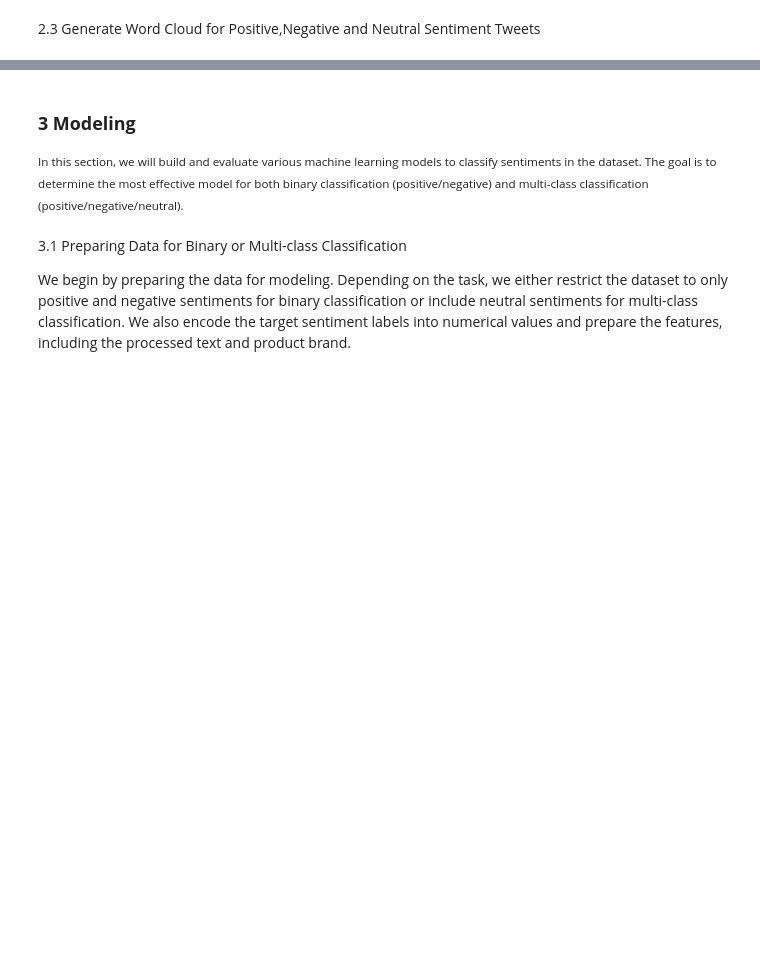
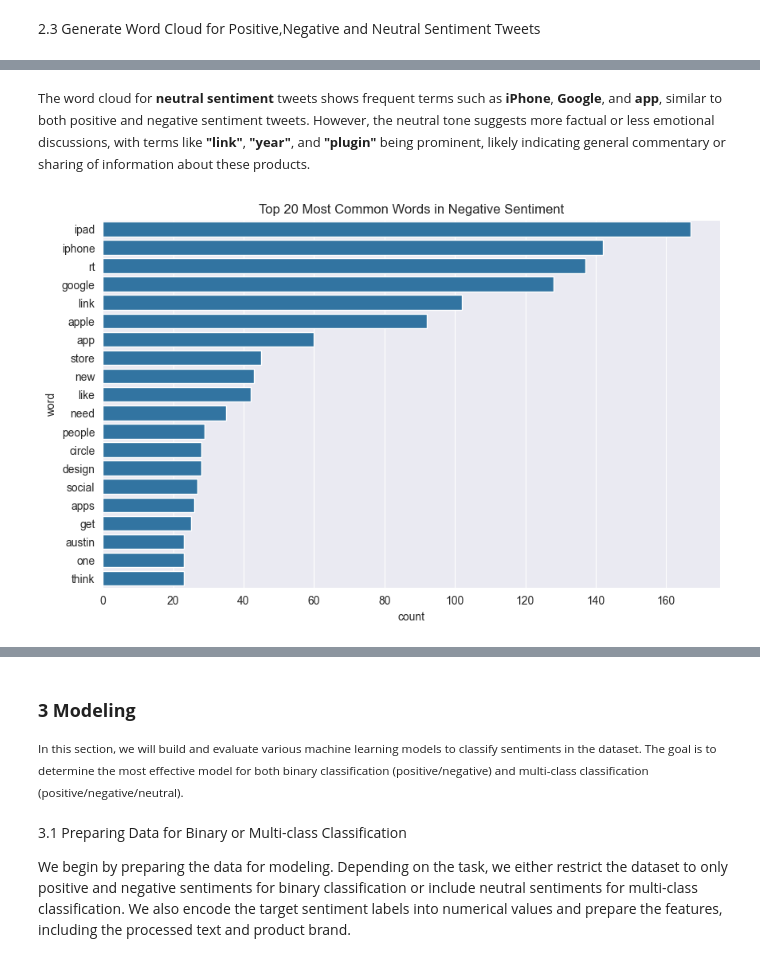
Before and after one commit to Mosota-Kemunto-Gladys-2020/Sentiment_project, a Jupyter notebook: Group_4_final.ipynb, the cells around one changed output, grey strips where cells are left out. Cells and saved outputs as stored; diff of their text form; code cells hidden in the pictures; blank space fills up the shorter version.

Commit message:
Added visualizations

```diff
--- a/Group_4_final.ipynb
+++ b/Group_4_final.ipynb
@@ -518,0 +523,16 @@ create_wordcloud(df.loc[df['sentiment']=='neutral'], df['preprocessed_text'])
+# %% [markdown]
+<span style="font-size: small;">The word cloud for <b>neutral sentiment</b> tweets shows frequent terms such as <b>iPhone</b>, <b>Google</b>, and <b>app</b>, similar to both positive and negative sentiment tweets. However, the neutral tone suggests more factual or less emotional discussions, with terms like <b>"link"</b>, <b>"year"</b>, and <b>"plugin"</b> being prominent, likely indicating general commentary or sharing of information about these products.</span>
+# %%
+from collections import Counter
+
+# Example for negative sentiment
+negative_words = ' '.join(df[df['sentiment'] == 'negative']['preprocessed_text'])
+negative_word_freq = Counter(negative_words.split())
+common_negative_words = pd.DataFrame(negative_word_freq.most_common(20), columns=['word', 'count'])
+
+plt.figure(figsize=(10,6))
+sns.barplot(x='count', y='word', data=common_negative_words)
+plt.title('Top 20 Most Common Words in Negative Sentiment')
+plt.show()
+# %% [output]
+[figure, added]
```
Also changed, not shown: parts of 12 cells of this notebook.
